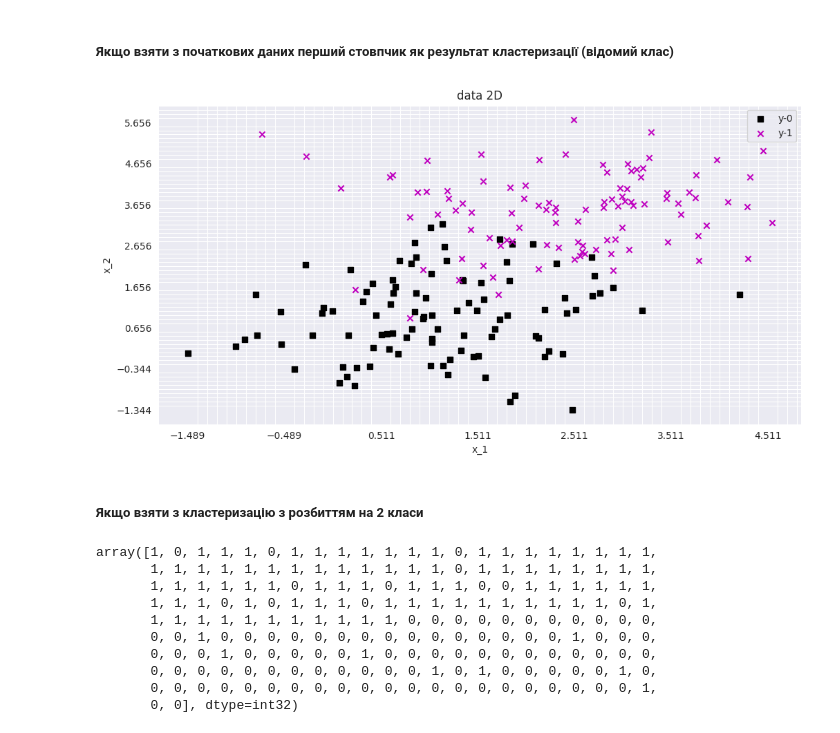
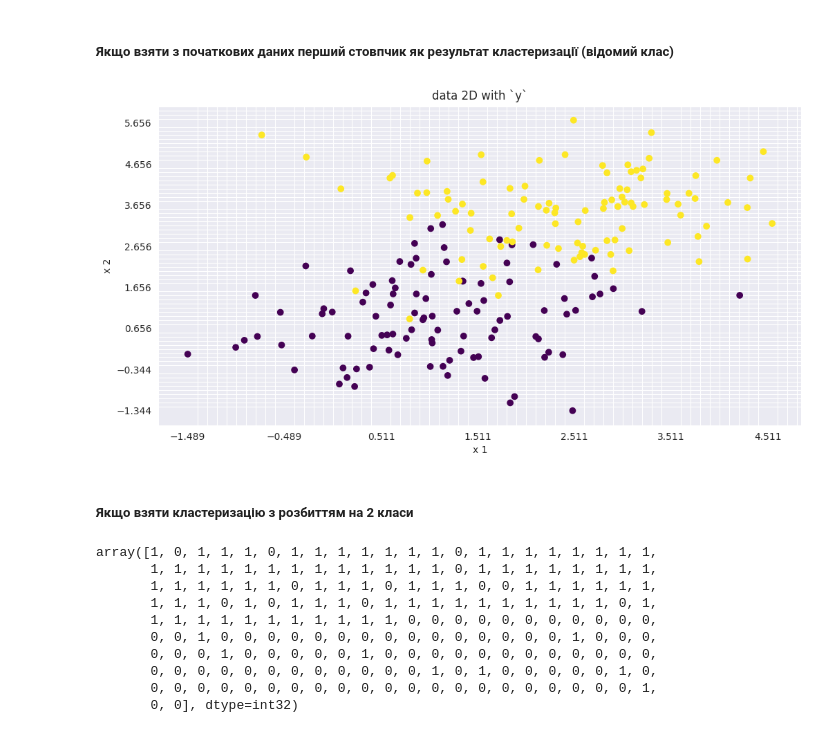
Before and after one commit to DenysTantsiura/datas, a Jupyter notebook: Hw_6/Hw6.v1.ipynb, the cells around one changed output. Cells and saved outputs as stored; diff of their text form; code cells hidden in the pictures.

```diff
--- a/Hw_6/Hw6.v1.ipynb
+++ b/Hw_6/Hw6.v1.ipynb
@@ -87,37 +89,28 @@ clusters
 # %% [markdown]
 ## SCRUB & EXPLORE
 # %%
-
-def draw_2D_many(df: pd.DataFrame, as_x: list, as_y: list, mark: Optional[str], title: str, xlabel: str, ylabel: str, figsize: tuple|None=None) -> None:
+def draw_2D_scatter(as_x: list, as_y: list, mark: Optional[str], title: str, xlabel: str, ylabel: str, figsize: tuple|None=None) -> None:
     size = figsize or (15, 5)
     fig = plt.figure(figsize=size)
     ax = fig.add_subplot(1, 1, 1)
-    major_ticks = np.arange(df[as_x].values.min(), df[as_x].values.max()+1, int((df[as_x].values.max() - df[as_x].values.min())/df.shape[0]) or 1)
-    minor_ticks = np.arange(df[as_x].values.min(), df[as_x].values.max()+1, int((df[as_x].values.max() - df[as_x].values.min())/df.shape[0])/10 or 0.1)
+    major_ticks = np.arange(min(as_x), max(as_x)+1, int((max(as_x) - min(as_x)) / len(as_x)) or 1)
+    minor_ticks = np.arange(min(as_x), max(as_x)+1, int((max(as_x) - min(as_x)) / len(as_x))/10 or 0.1)
     ax.set_xticks(major_ticks)
     ax.set_xticks(minor_ticks, minor=True)
-    major_ticks_y = np.arange(df[as_y].values.min(), df[as_y].values.max()+1, int((df[as_y].values.max() - df[as_y].values.min())/df.shape[0]) or 1)
-    minor_ticks_y = np.arange(df[as_y].values.min(), df[as_y].values.max()+1, int((df[as_y].values.max() - df[as_y].values.min())/df.shape[0])/10 or 0.1)
+    major_ticks_y = np.arange(min(as_y), max(as_y)+1, int((max(as_y) - min(as_y)) / len(as_y)) or 1)
+    minor_ticks_y = np.arange(min(as_y), max(as_y)+1, int((max(as_y) - min(as_y)) / len(as_y))/10 or 0.1)
     ax.set_yticks(major_ticks_y)
     ax.set_yticks(minor_ticks_y, minor=True)
 
-    classes = set(df[mark]) if mark else ['1']
-    for x, y in zip(as_x, as_y):
-        [plt.scatter(
-                    df[x][df[mark]==m] if mark else df[x],
-                    df[y][df[mark]==m] if mark else df[y],
-                    label=f'{mark}-{m}',
-                    color=random.choice('rgbcmyk'),
-                    marker=random.choice('o+xdvs*.^')
-                    ) for m in range(len(classes))]
+    plt.scatter(as_x, as_y, c=mark, cmap='viridis')
 
     plt.title(title)
     plt.xlabel(xlabel)
     plt.ylabel(ylabel)
 
-    plt.legend()
     ax.grid(which='both')
     plt.show()
 # %%
-draw_2D_many(df=data_2d, as_x=['c0'], as_y=['c1'], mark=None, title=f'data 2D', xlabel='x_1', ylabel=f'x_2', figsize=(12, 6))
+size = (12, 6)
+draw_2D_scatter(as_x=data_2d['x1'], as_y=data_2d['x2'], mark=None, title=f'data 2D without `y`', xlabel='x 1', ylabel=f'x 2', figsize=size)
 # %% [output]
@@ -213,11 +206,11 @@ kmeans[1:3]
 # %% [markdown]
 ##### Якщо взяти з початкових даних перший стовпчик як результат кластеризації (відомий клас)
 # %%
-draw_2D_many(df=data_2d, as_x=['x1'], as_y=['x2'], mark='y', title=f'data 2D', xlabel='x_1', ylabel=f'x_2', figsize=(12, 6))
+draw_2D_scatter(as_x=data_2d['x1'], as_y=data_2d['x2'], mark=data_2d['y'], title=f'data 2D with `y`', xlabel='x 1', ylabel=f'x 2', figsize=size)
 # %% [output]
-[figure, old version]
+[figure, new version]
 # %% [markdown]
-##### Якщо взяти з кластеризацію з розбиттям на 2 класи
+##### Якщо взяти кластеризацію з розбиттям на 2 класи
 # %%
 kmeans[1].labels_
 # %% [output]
```
Also changed, not shown: parts of 42 cells of this notebook.
